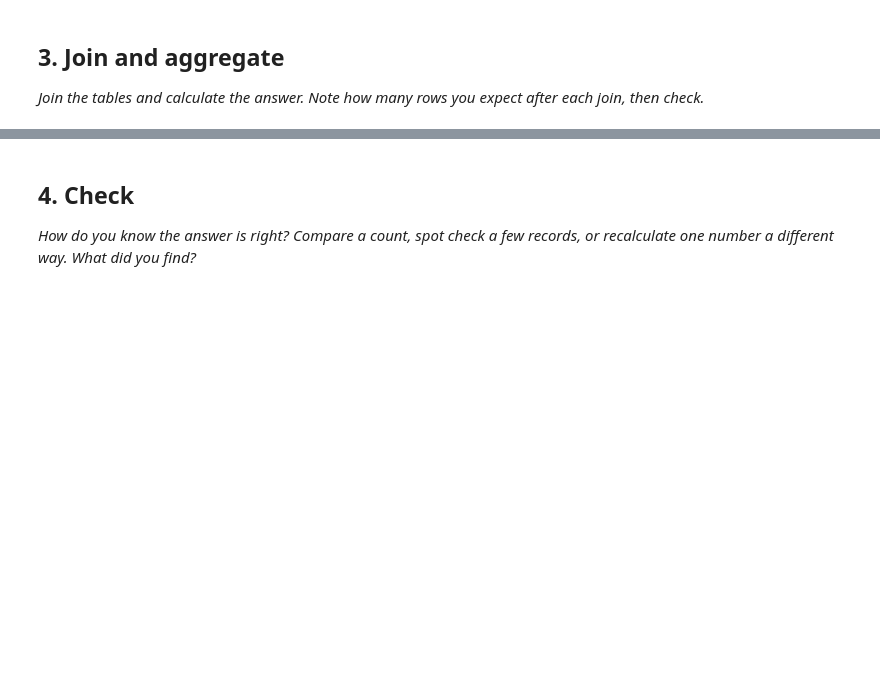
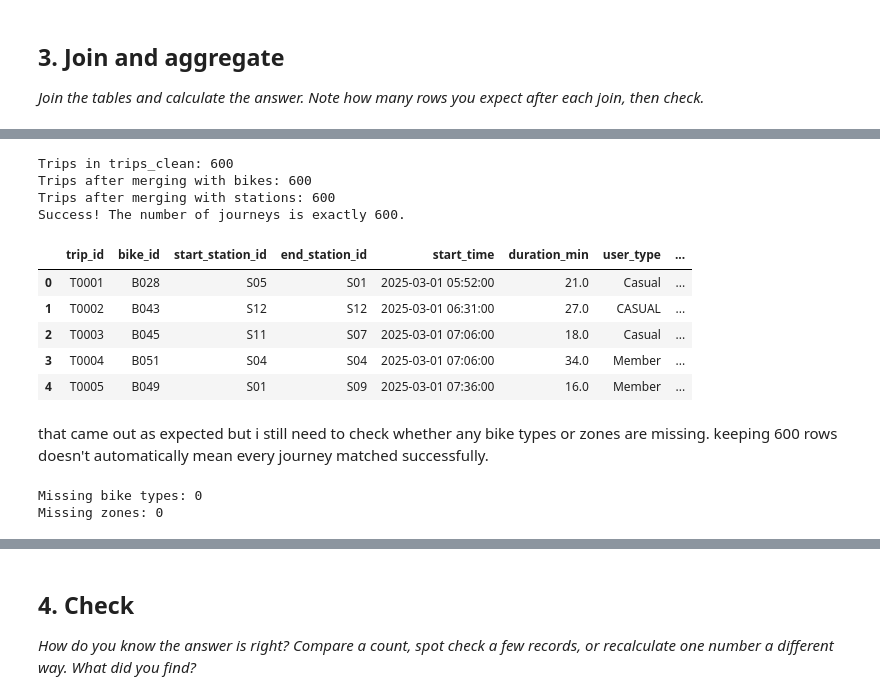
Before and after one commit to Shalom-u5841413/Shalomu5841413-AnalyticsEngineering, a Jupyter notebook: 2_03_practice_bike_hire_student.ipynb, the cells around one changed output, grey strips where cells are left out. Cells and saved outputs as stored; diff of their text form; code cells hidden in the pictures; blank space fills up the shorter version.

```diff
--- a/2_03_practice_bike_hire_student.ipynb
+++ b/2_03_practice_bike_hire_student.ipynb
@@ -400,0 +478,48 @@ as predicted the duration column dropped by 33 and the average dropped as well.
+# %%
+# 1. Merge trips_clean with bikes_clean using bike_id
+merged_trips_bikes = trips_clean.merge(bikes_clean, on='bike_id', how='left')
+
+# 2. Merge with stations on start_station_id to add the station zone
+# Access stations from the tables dictionary
+stations = tables["stations"]
+
+final_merged = merged_trips_bikes.merge(
+    stations[['station_id', 'zone']],
+    left_on='start_station_id',
+    right_on='station_id',
+    how='left'
+)
+
+# 3. Print the row count checks to verify no journeys were added or lost
+print(f"Trips in trips_clean: {len(trips_clean)}")
+print(f"Trips after merging with bikes: {len(merged_trips_bikes)}")
+print(f"Trips after merging with stations: {len(final_merged)}")
+
+# Quick confirmation check
+if len(final_merged) == 600:
+    print("Success! The number of journeys is exactly 600.")
+else:
+    print(f"Warning: The journey count has changed to {len(final_merged)}.")
+
+# Preview the final joined DataFrame
+display(final_merged.head())
+# %% [output]
+Trips in trips_clean: 600
+Trips after merging with bikes: 600
+Trips after merging with stations: 600
+Success! The number of journeys is exactly 600.
+|  | trip_id | bike_id | start_station_id | end_station_id | start_time | duration_min | user_type | ... |
+| 0 | T0001 | B028 | S05 | S01 | 2025-03-01 05:52:00 | 21.0 | Casual | ... |
+| 1 | T0002 | B043 | S12 | S12 | 2025-03-01 06:31:00 | 27.0 | CASUAL | ... |
+| 2 | T0003 | B045 | S11 | S07 | 2025-03-01 07:06:00 | 18.0 | Casual | ... |
+| 3 | T0004 | B051 | S04 | S04 | 2025-03-01 07:06:00 | 34.0 | Member | ... |
+| 4 | T0005 | B049 | S01 | S09 | 2025-03-01 07:36:00 | 16.0 | Member | ... |
+# %% [markdown]
+that came out as expected but i still need to check whether any bike types or zones are missing. keeping 600 rows doesn't automatically mean every journey matched successfully.
+# %%
+
+print("Missing bike types:", final_merged["bike_type"].isna().sum())
+print("Missing zones:", final_merged["zone"].isna().sum())
+# %% [output]
+Missing bike types: 0
+Missing zones: 0
```
Also changed, not shown: parts of 11 cells of this notebook.
